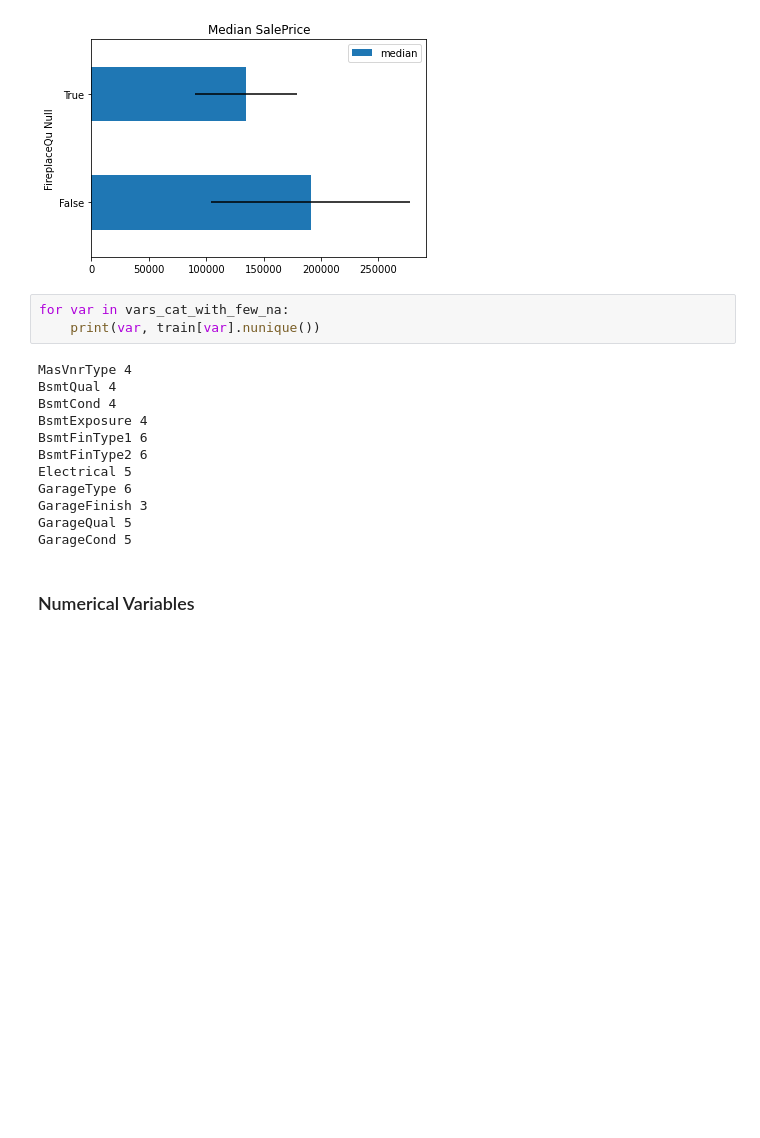
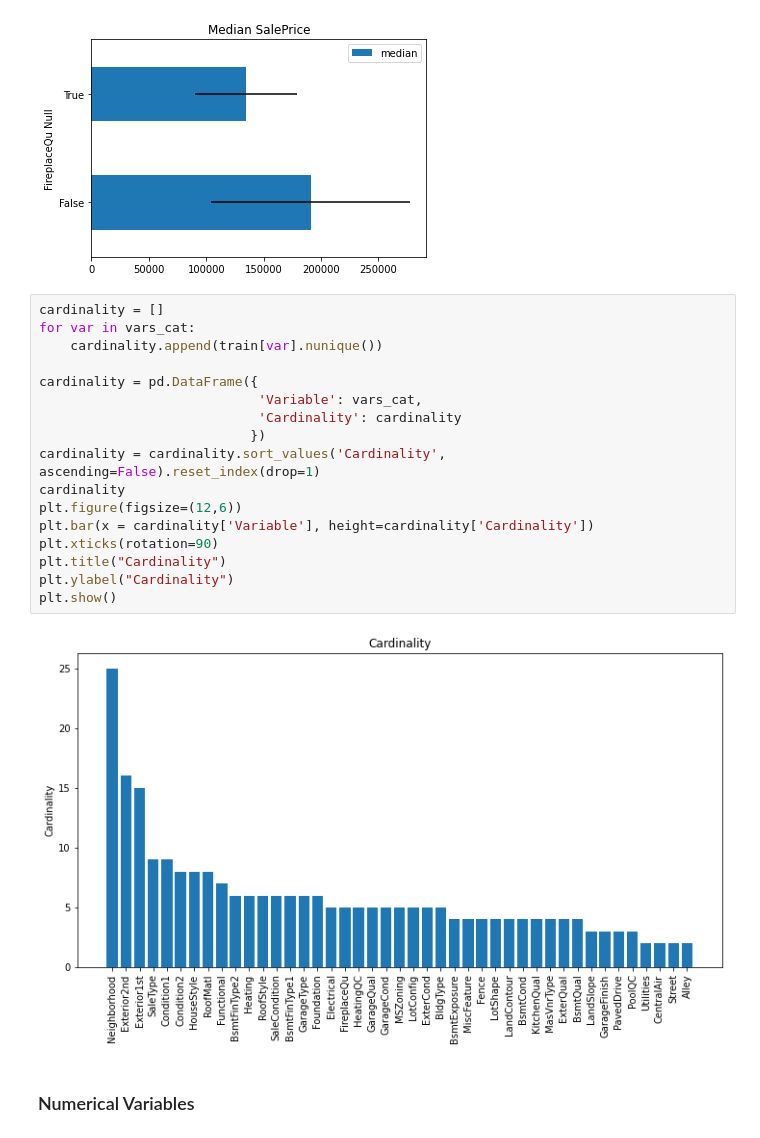
Before and after one commit to ngpraveen/HousePricing, a Jupyter notebook: notebooks/01-EDA.ipynb, the cells around one changed output. Saved outputs shown, nothing was run; the diff lists cells and outputs as text; blank space fills up the shorter version.

```diff
--- a/notebooks/01-EDA.ipynb
+++ b/notebooks/01-EDA.ipynb
@@ -182,21 +183,25 @@ for var in vars_cat_with_more_na:
 [figure]
 [figure]
 [figure]
-# %%
-for var in vars_cat_with_few_na:
-    print(var, train[var].nunique())
-# %% [output]
-MasVnrType 4
-BsmtQual 4
-BsmtCond 4
-BsmtExposure 4
-BsmtFinType1 6
-BsmtFinType2 6
-Electrical 5
-GarageType 6
-GarageFinish 3
-GarageQual 5
-GarageCond 5
+# %%
+cardinality = []
+for var in vars_cat:
+    cardinality.append(train[var].nunique())
+
+cardinality = pd.DataFrame({
+                            'Variable': vars_cat,
+                            'Cardinality': cardinality
+                           })
+cardinality = cardinality.sort_values('Cardinality', ascending=False).reset_index(drop=1)
+cardinality
+plt.figure(figsize=(12,6))
+plt.bar(x = cardinality['Variable'], height=cardinality['Cardinality'])
+plt.xticks(rotation=90)
+plt.title("Cardinality")
+plt.ylabel("Cardinality")
+plt.show()
+# %% [output]
+[figure, added]
 # %% [markdown]
 ### Numerical Variables
 # %%
```
Also changed, not shown: parts of 11 cells of this notebook.
